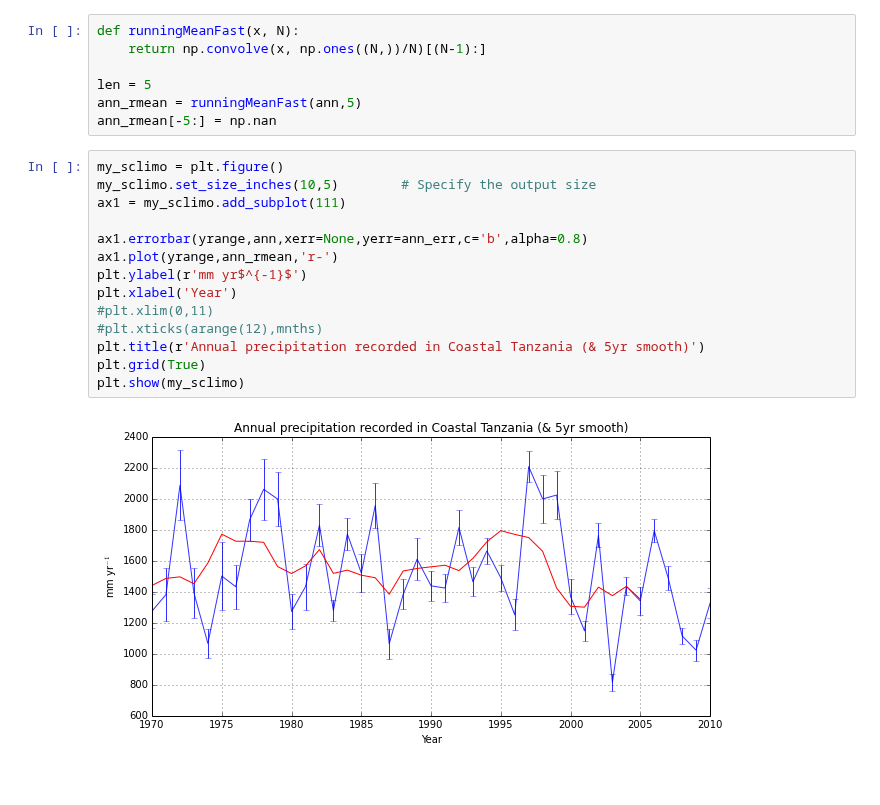
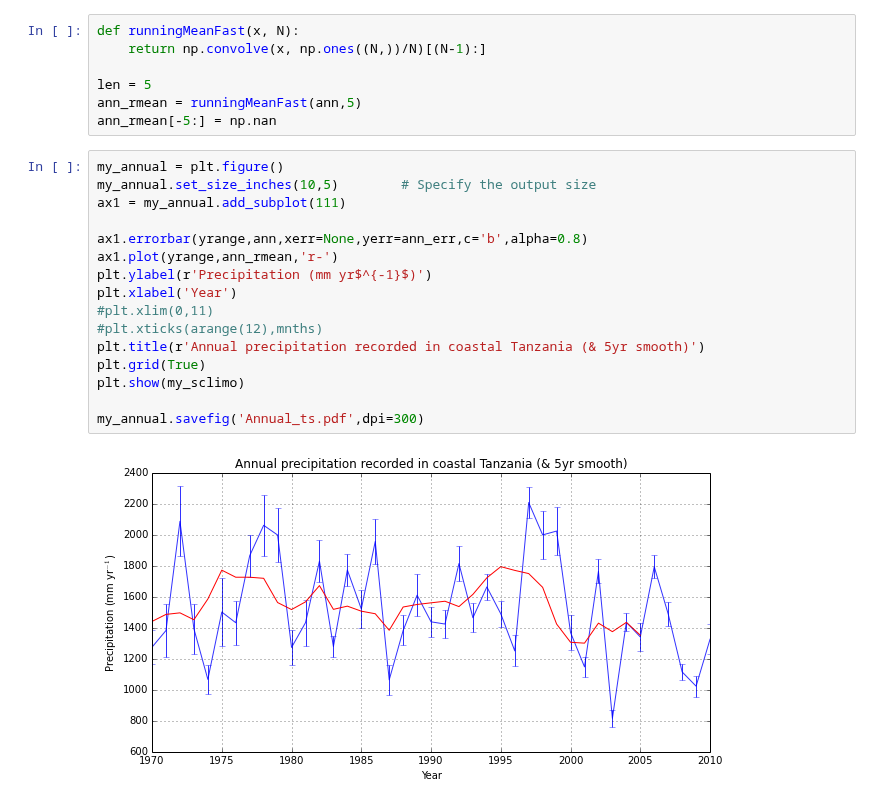
Before and after one commit to benlaken/Nbks, a Jupyter notebook: Precipitation_Tanzania.ipynb, the cells around one changed output. Drawn from its saved outputs; the diff is of its cells as text.

```diff
--- a/Precipitation_Tanzania.ipynb
+++ b/Precipitation_Tanzania.ipynb
@@ -199,18 +203,20 @@ len = 5
 ann_rmean = runningMeanFast(ann,5)
 ann_rmean[-5:] = np.nan
 # %%
-my_sclimo = plt.figure()
-my_sclimo.set_size_inches(10,5)        # Specify the output size
-ax1 = my_sclimo.add_subplot(111)
+my_annual = plt.figure()
+my_annual.set_size_inches(10,5)        # Specify the output size
+ax1 = my_annual.add_subplot(111)
 
 ax1.errorbar(yrange,ann,xerr=None,yerr=ann_err,c='b',alpha=0.8)
 ax1.plot(yrange,ann_rmean,'r-')
-plt.ylabel(r'mm yr$^{-1}$')
+plt.ylabel(r'Precipitation (mm yr$^{-1}$)')
 plt.xlabel('Year')
 #plt.xlim(0,11)
 #plt.xticks(arange(12),mnths)
-plt.title(r'Annual precipitation recorded in Coastal Tanzania (& 5yr smooth)')
+plt.title(r'Annual precipitation recorded in coastal Tanzania (& 5yr smooth)')
 plt.grid(True)
 plt.show(my_sclimo)
+
+my_annual.savefig('Annual_ts.pdf',dpi=300)
 # %% [output]
-[figure, old version]
+[figure, new version]
```
Also changed, not shown: parts of 6 cells of this notebook.
